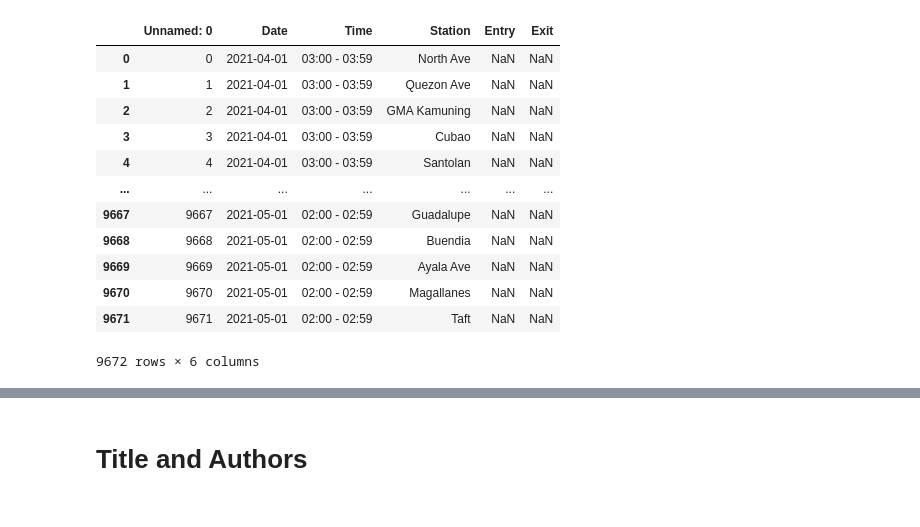
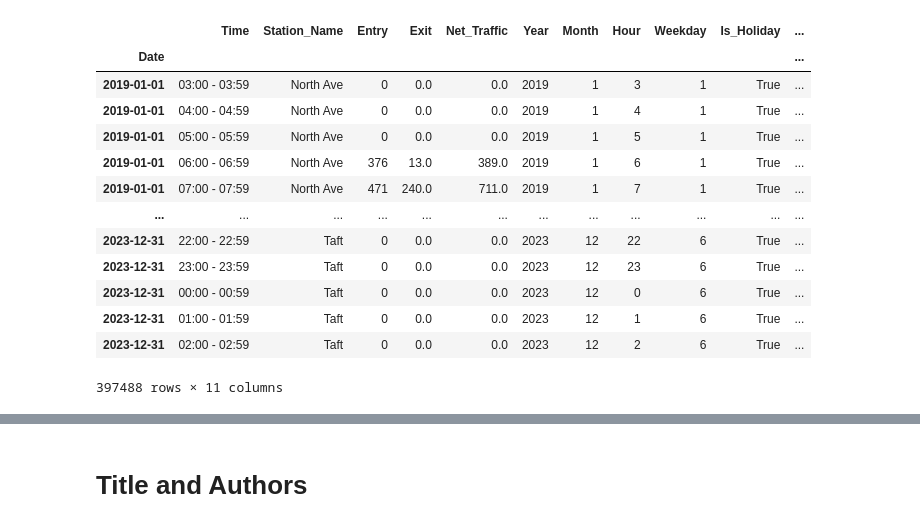
Before and after one commit to beabanzon/DATA103-Final, a Jupyter notebook: Final Project.ipynb, the cells around one changed output, grey strips where cells are left out. Drawn from its saved outputs; the diff is of its cells as text; code cells hidden in the pictures.

```diff
--- a/Final Project.ipynb
+++ b/Final Project.ipynb
@@ -1,19 +1,7 @@
 # %%
 import pandas as pd
+import numpy as np
+import matplotlib.pyplot as plt
+from collections import Counter
 
-check = pd.read_csv('Test.csv')
-check
+from os import listdir
-# %% [output]
-|  | Unnamed: 0 | Date | Time | Station | Entry | Exit |
-| 0 | 0 | 2021-04-01 | 03:00 - 03:59 | North Ave | NaN | NaN |
-| 1 | 1 | 2021-04-01 | 03:00 - 03:59 | Quezon Ave | NaN | NaN |
-| 2 | 2 | 2021-04-01 | 03:00 - 03:59 | GMA Kamuning | NaN | NaN |
-| 3 | 3 | 2021-04-01 | 03:00 - 03:59 | Cubao | NaN | NaN |
-| 4 | 4 | 2021-04-01 | 03:00 - 03:59 | Santolan | NaN | NaN |
-| ... | ... | ... | ... | ... | ... | ... |
-| 9667 | 9667 | 2021-05-01 | 02:00 - 02:59 | Guadalupe | NaN | NaN |
-| 9668 | 9668 | 2021-05-01 | 02:00 - 02:59 | Buendia | NaN | NaN |
-| 9669 | 9669 | 2021-05-01 | 02:00 - 02:59 | Ayala Ave | NaN | NaN |
-| 9670 | 9670 | 2021-05-01 | 02:00 - 02:59 | Magallanes | NaN | NaN |
-| 9671 | 9671 | 2021-05-01 | 02:00 - 02:59 | Taft | NaN | NaN |
-9672 rows × 6 columns
@@ -19,0 +64,18 @@ check
+# %%
+df = read_CSV_in_years()
+df
+# %% [output]
+|  | Time | Station_Name | Entry | Exit | Net_Traffic | Year | Month | Hour | Weekday | Is_Holiday | ... |
+| Date |  |  |  |  |  |  |  |  |  |  | ... |
+| 2019-01-01 | 03:00 - 03:59 | North Ave | 0 | 0.0 | 0.0 | 2019 | 1 | 3 | 1 | True | ... |
+| 2019-01-01 | 04:00 - 04:59 | North Ave | 0 | 0.0 | 0.0 | 2019 | 1 | 4 | 1 | True | ... |
+| 2019-01-01 | 05:00 - 05:59 | North Ave | 0 | 0.0 | 0.0 | 2019 | 1 | 5 | 1 | True | ... |
+| 2019-01-01 | 06:00 - 06:59 | North Ave | 376 | 13.0 | 389.0 | 2019 | 1 | 6 | 1 | True | ... |
+| 2019-01-01 | 07:00 - 07:59 | North Ave | 471 | 240.0 | 711.0 | 2019 | 1 | 7 | 1 | True | ... |
+| ... | ... | ... | ... | ... | ... | ... | ... | ... | ... | ... | ... |
+| 2023-12-31 | 22:00 - 22:59 | Taft | 0 | 0.0 | 0.0 | 2023 | 12 | 22 | 6 | True | ... |
+| 2023-12-31 | 23:00 - 23:59 | Taft | 0 | 0.0 | 0.0 | 2023 | 12 | 23 | 6 | True | ... |
+| 2023-12-31 | 00:00 - 00:59 | Taft | 0 | 0.0 | 0.0 | 2023 | 12 | 0 | 6 | True | ... |
+| 2023-12-31 | 01:00 - 01:59 | Taft | 0 | 0.0 | 0.0 | 2023 | 12 | 1 | 6 | True | ... |
+| 2023-12-31 | 02:00 - 02:59 | Taft | 0 | 0.0 | 0.0 | 2023 | 12 | 2 | 6 | True | ... |
+397488 rows × 11 columns
```
Also changed, not shown: parts of 3 cells of this notebook, 2 other files.
